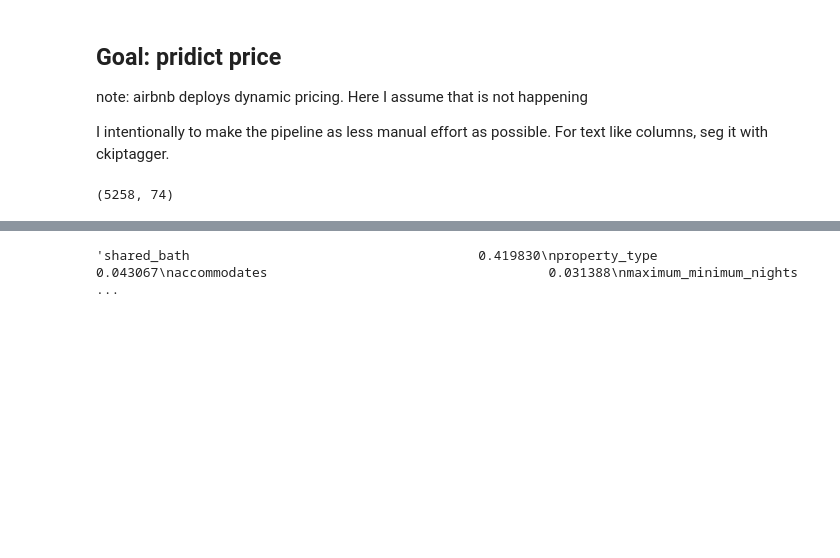
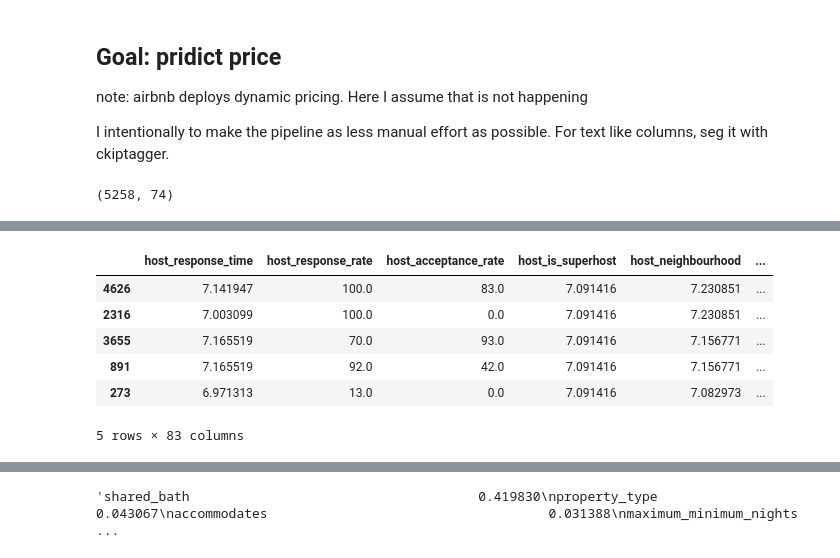
Before and after one commit to ethancychen-tw/airbnb_price, a Jupyter notebook: notebooks/ongoing/modeling.ipynb, the cells around one changed output, grey strips where cells are left out. Drawn from its saved outputs; the diff is of its cells as text; code cells hidden in the pictures; blank space fills up the shorter version.

```diff
--- a/notebooks/ongoing/modeling.ipynb
+++ b/notebooks/ongoing/modeling.ipynb
@@ -261,3 +251,13 @@ Wall time: 12min 3s
+# %%
+processed_X_train.head()
+# %% [output]
+|  | host_response_time | host_response_rate | host_acceptance_rate | host_is_superhost | host_neighbourhood | ... |
+| 4626 | 7.141947 | 100.0 | 83.0 | 7.091416 | 7.230851 | ... |
+| 2316 | 7.003099 | 100.0 | 0.0 | 7.091416 | 7.230851 | ... |
+| 3655 | 7.165519 | 70.0 | 93.0 | 7.091416 | 7.156771 | ... |
+| 891 | 7.165519 | 92.0 | 42.0 | 7.091416 | 7.156771 | ... |
+| 273 | 6.971313 | 13.0 | 0.0 | 7.091416 | 7.082973 | ... |
+5 rows × 83 columns
 # %%
 # processed_X_train = pd.read_csv("../../data/processed/X_train.csv")
 # processed_X_test = pd.read_csv("../../data/processed/X_test.csv")
```
Also changed, not shown: parts of 6 cells of this notebook.
